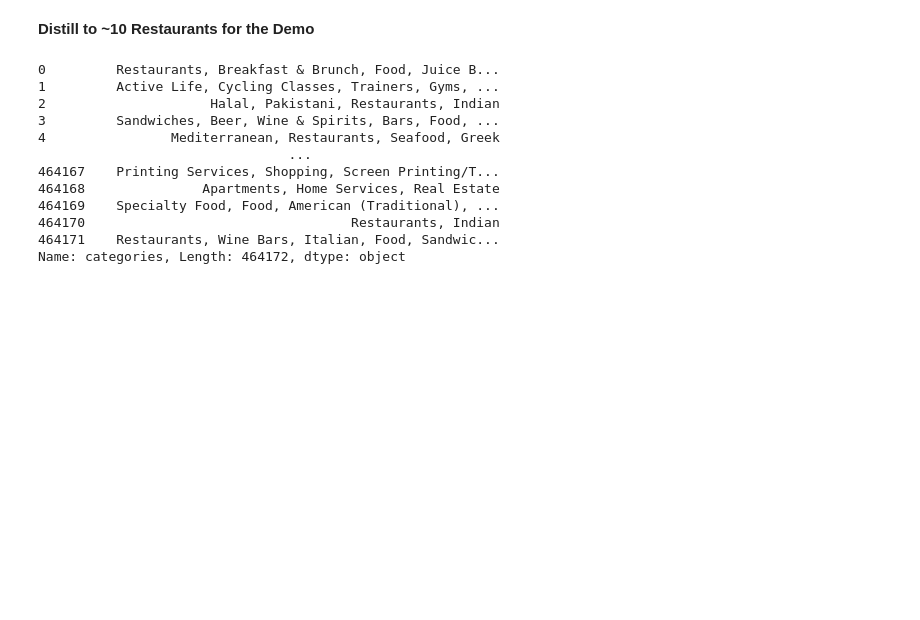
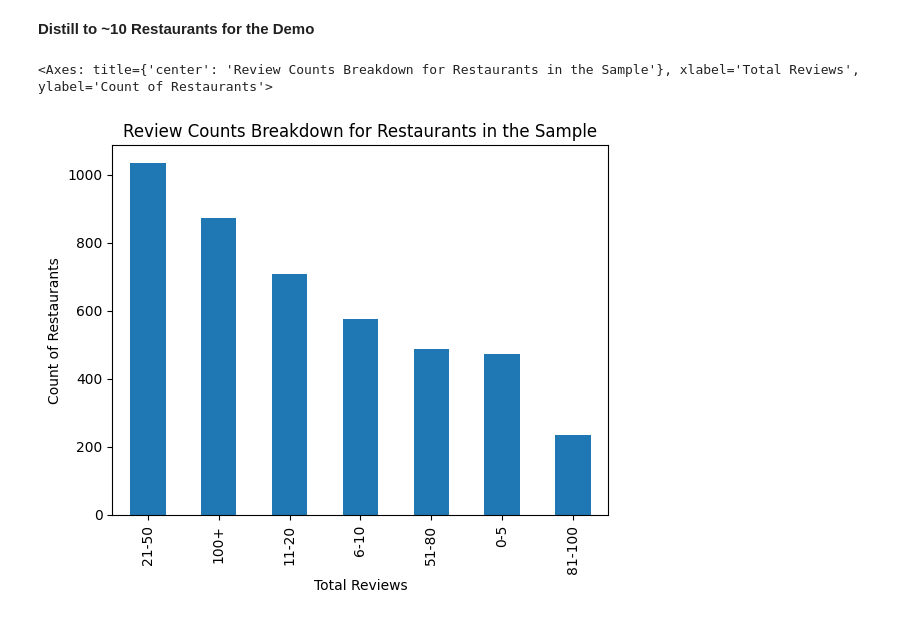
Before and after one commit to jtolsma1/yelp_rag, a Jupyter notebook: notebooks/01_import_reviews.ipynb, the cells around one changed output. Drawn from its saved outputs; the diff is of its cells as text; code cells hidden in the pictures; blank space fills up the shorter version.

Commit message:
complete data sampling notebook

```diff
--- a/notebooks/01_import_reviews.ipynb
+++ b/notebooks/01_import_reviews.ipynb
@@ -16,6 +17,7 @@ import json
 # %%
 # set up pathing for the import process
-sample_path = os.path.join(DATA_DIR_SAMP, "reviews_sample.csv")
+sample_path_inter = os.path.join(DATA_DIR_SAMP, "reviews_sample.csv")
+sample_path_final = os.path.join(DATA_DIR_SAMP,"reviews_df.csv")
 reviews_path = os.path.join(DATA_DIR_RAW, "yelp_academic_dataset_review.json")
 business_path = os.path.join(DATA_DIR_RAW,"yelp_academic_dataset_business.json")
 # %% [markdown]
@@ -54,19 +56,4 @@ reviews_sample.to_csv(sample_path)
 # %% [markdown]
 **Distill to ~10 Restaurants for the Demo**
 # %%
-reviews_sample = pd.read_csv(sample_path)
+reviews_sample = pd.read_csv(sample_path_inter)
-# %%
-reviews_sample["categories"].str.contains
-# %% [output]
-0         Restaurants, Breakfast & Brunch, Food, Juice B...
-1         Active Life, Cycling Classes, Trainers, Gyms, ...
-2                     Halal, Pakistani, Restaurants, Indian
-3         Sandwiches, Beer, Wine & Spirits, Bars, Food, ...
-4                Mediterranean, Restaurants, Seafood, Greek
-                                ...
-464167    Printing Services, Shopping, Screen Printing/T...
-464168               Apartments, Home Services, Real Estate
-464169    Specialty Food, Food, American (Traditional), ...
-464170                                  Restaurants, Indian
-464171    Restaurants, Wine Bars, Italian, Food, Sandwic...
-Name: categories, Length: 464172, dtype: object
@@ -72,0 +63,14 @@ Name: categories, Length: 464172, dtype: object
+# %%
+cond1 = reviews_sample["categories"].str.lower().str.contains("restaurant")
+cond2 = ~reviews_sample["categories"].str.lower().str.contains("hotel|cinema",regex = True) # many hotels contain restaurants but are not the focus of this RAG
+
+reviews_sample = reviews_sample[cond1 & cond2]
+# %%
+ids_array = reviews_sample.groupby("business_id")["review_id"].nunique()
+(pd.cut(ids_array,bins = [0,5,10,20,50,80,100,np.inf],labels = ["0-5","6-10","11-20","21-50","51-80","81-100","100+"])
+ .value_counts()
+ .plot(kind = "bar",title = "Review Counts Breakdown for Restaurants in the Sample",xlabel = "Total Reviews",ylabel = "Count of Restaurants")\
+)
+# %% [output]
+<Axes: title={'center': 'Review Counts Breakdown for Restaurants in the Sample'}, xlabel='Total Reviews', ylabel='Count of Restaurants'>
+[figure, added]
```
Also changed, not shown: parts of 6 cells of this notebook.
